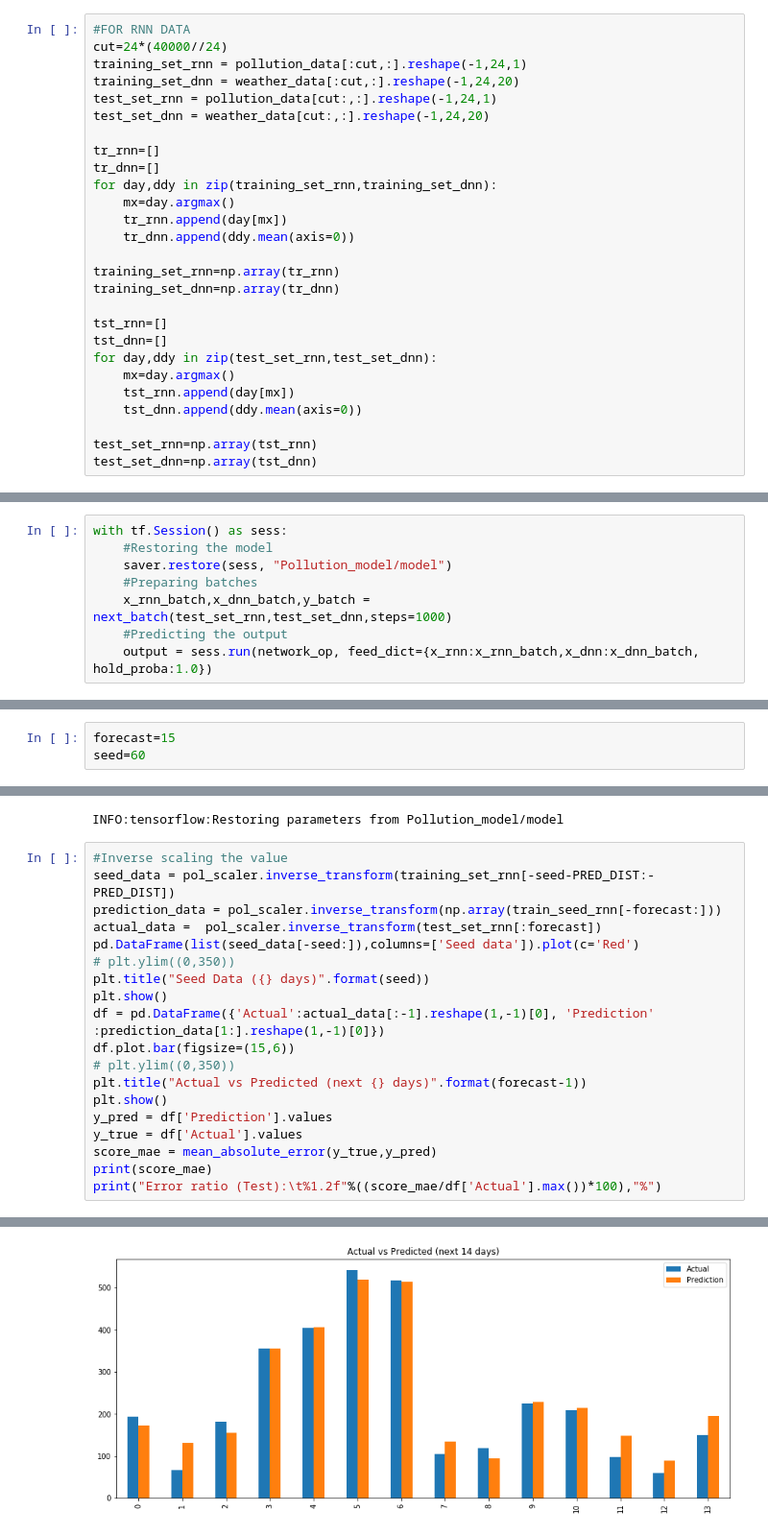
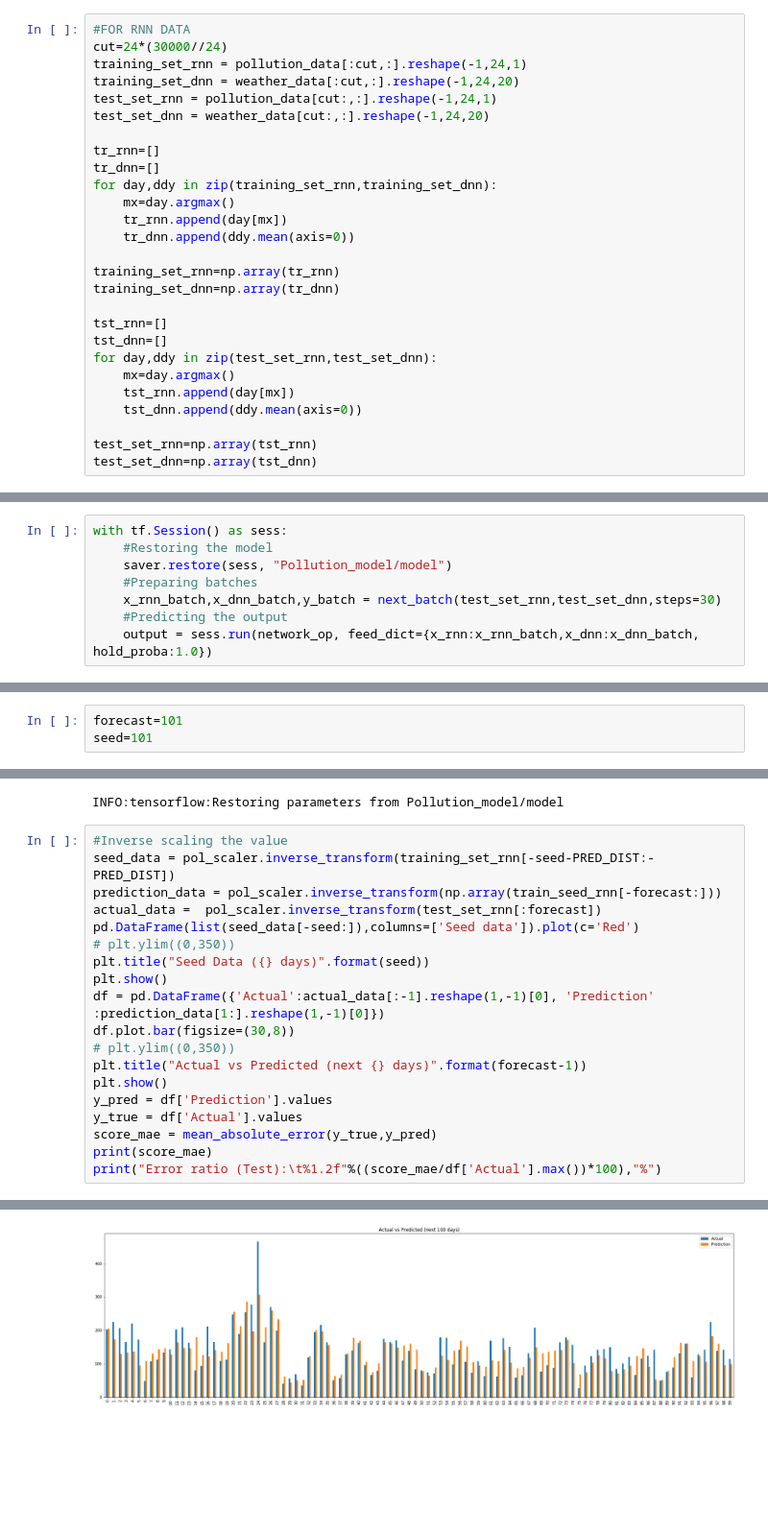
Before and after one commit to SAint7579/Hybrid_LSTM-DNN_PollutionForecasting, a Jupyter notebook: RNN_DNN_HYB_1day_mean_max.ipynb, the cells around one changed output, grey strips where cells are left out. Shown at 96% size. Saved outputs shown, nothing was run; the diff lists cells and outputs as text; blank space fills up the shorter version.

```diff
--- a/RNN_DNN_HYB_1day_mean_max.ipynb
+++ b/RNN_DNN_HYB_1day_mean_max.ipynb
@@ -78,7 +78,7 @@ In case you used a LabelEncoder before this OneHotEncoder to convert the categor
 # Splitting the data into train and test set
 # %%
 #FOR RNN DATA
-cut=24*(40000//24)
+cut=24*(30000//24)
 training_set_rnn = pollution_data[:cut,:].reshape(-1,24,1)
 training_set_dnn = weather_data[:cut,:].reshape(-1,24,20)
 test_set_rnn = pollution_data[cut:,:].reshape(-1,24,1)
@@ -251,7 +238,7 @@ with tf.Session() as sess:
     #Restoring the model
     saver.restore(sess, "Pollution_model/model")
     #Preparing batches
-    x_rnn_batch,x_dnn_batch,y_batch = next_batch(test_set_rnn,test_set_dnn,steps=1000)
+    x_rnn_batch,x_dnn_batch,y_batch = next_batch(test_set_rnn,test_set_dnn,steps=30)
     #Predicting the output
     output = sess.run(network_op, feed_dict={x_rnn:x_rnn_batch,x_dnn:x_dnn_batch, hold_proba:1.0})
 # %% [output]
@@ -289,8 +276,8 @@ df.to_csv('prediction.csv', index=False)
 # %% [markdown]
 # Predicting Future data
 # %%
-forecast=15
-seed=60
+forecast=101
+seed=101
 # %%
 with tf.Session() as sess:
 
@@ -323,7 +310,7 @@ pd.DataFrame(list(seed_data[-seed:]),columns=['Seed data']).plot(c='Red')
 plt.title("Seed Data ({} days)".format(seed))
 plt.show()
 df = pd.DataFrame({'Actual':actual_data[:-1].reshape(1,-1)[0], 'Prediction' :prediction_data[1:].reshape(1,-1)[0]})
-df.plot.bar(figsize=(15,6))
+df.plot.bar(figsize=(30,8))
 # plt.ylim((0,350))
 plt.title("Actual vs Predicted (next {} days)".format(forecast-1))
 plt.show()
@@ -337 +324 @@ print("Error ratio (Test):\t%1.2f"%((score_mae/df['Actual'].max())*100),"%")
-[figure, old version]
+[figure, new version]
```
Also changed, not shown: parts of 4 cells of this notebook, 2 other files.
